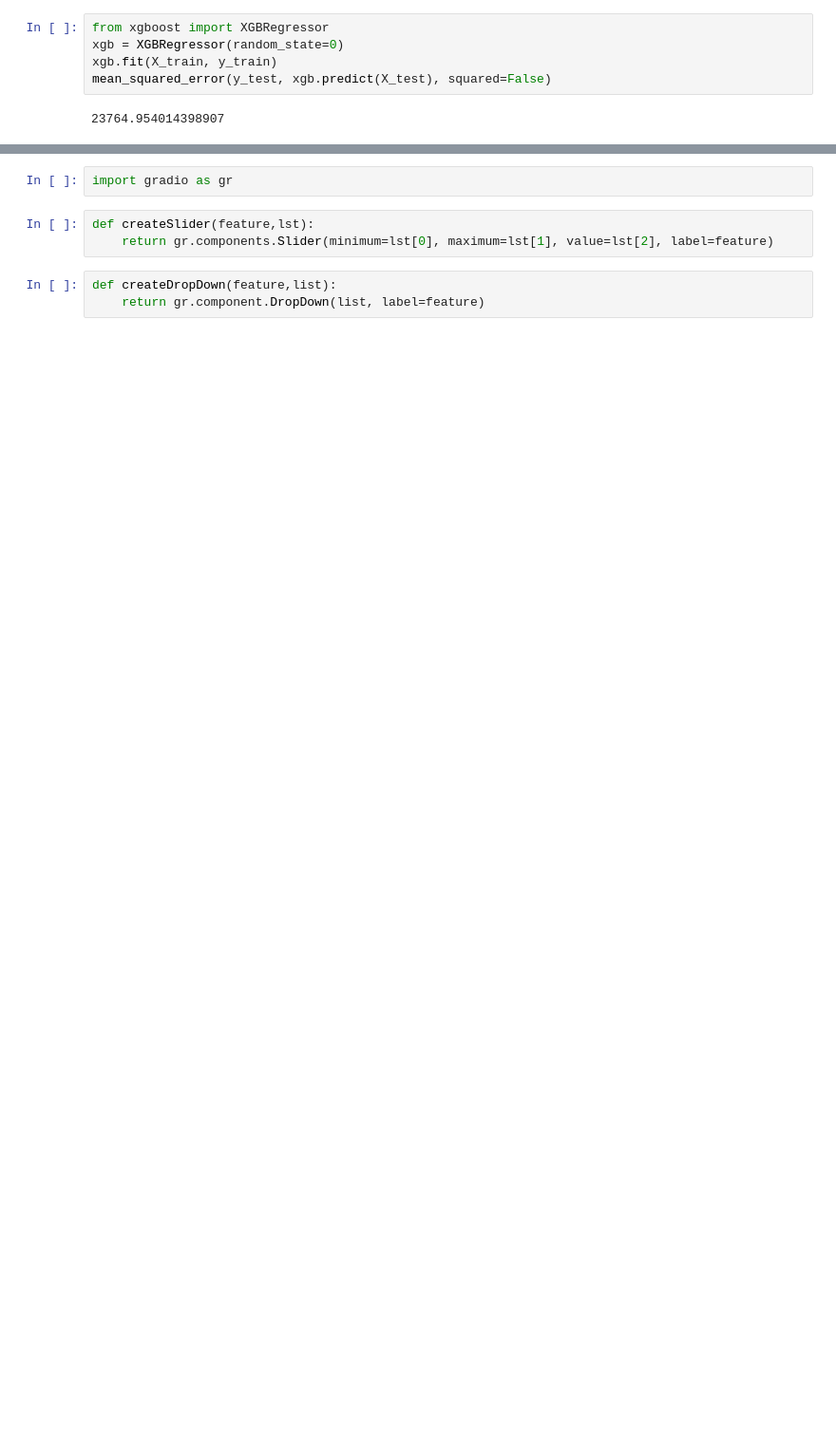
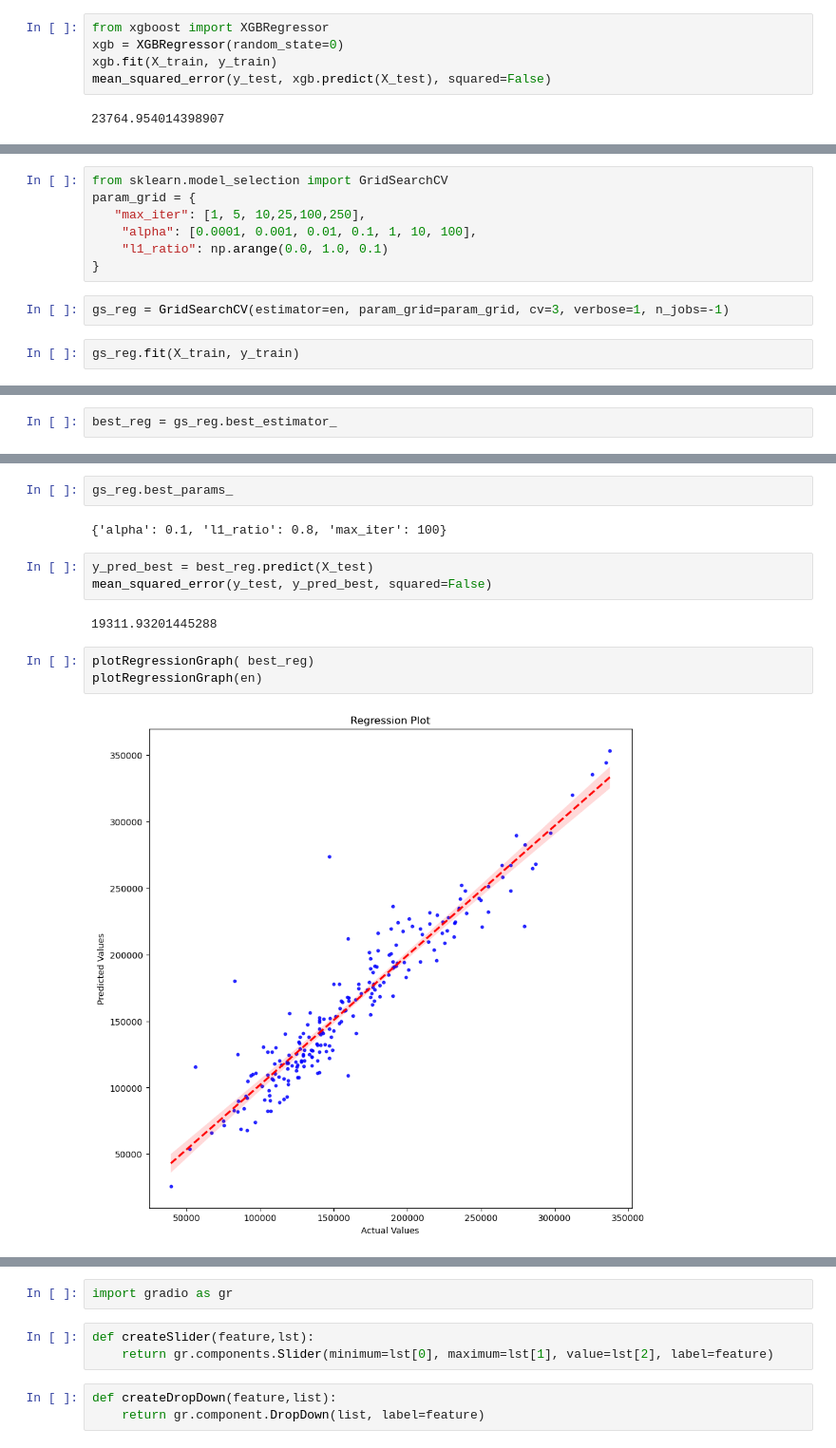
Before and after one commit to Daavoy/Dat158Assignment2, a Jupyter notebook: Assignment2.ipynb, the cells around one changed output, grey strips where cells are left out. Shown at 95% size. Cells and saved outputs as stored; diff of their text form; blank space fills up the shorter version.

```diff
--- a/Assignment2.ipynb
+++ b/Assignment2.ipynb
@@ -303,0 +289,11 @@ r2_score(y_test, y_pred)
+# %%
+from sklearn.model_selection import GridSearchCV
+param_grid = {
+   "max_iter": [1, 5, 10,25,100,250],
+    "alpha": [0.0001, 0.001, 0.01, 0.1, 1, 10, 100],
+    "l1_ratio": np.arange(0.0, 1.0, 0.1)
+}
+# %%
+gs_reg = GridSearchCV(estimator=en, param_grid=param_grid, cv=3, verbose=1, n_jobs=-1)
+# %%
+gs_reg.fit(X_train, y_train)
@@ -303,0 +307,2 @@ r2_score(y_test, y_pred)
+# %%
+best_reg = gs_reg.best_estimator_
@@ -303,0 +323,14 @@ r2_score(y_test, y_pred)
+# %%
+gs_reg.best_params_
+# %% [output]
+{'alpha': 0.1, 'l1_ratio': 0.8, 'max_iter': 100}
+# %%
+y_pred_best = best_reg.predict(X_test)
+mean_squared_error(y_test, y_pred_best, squared=False)
+# %% [output]
+19311.93201445288
+# %%
+plotRegressionGraph( best_reg)
+plotRegressionGraph(en)
+# %% [output]
+[figure, added]
```
Also changed, not shown: parts of 23 cells of this notebook, 1 other file.
